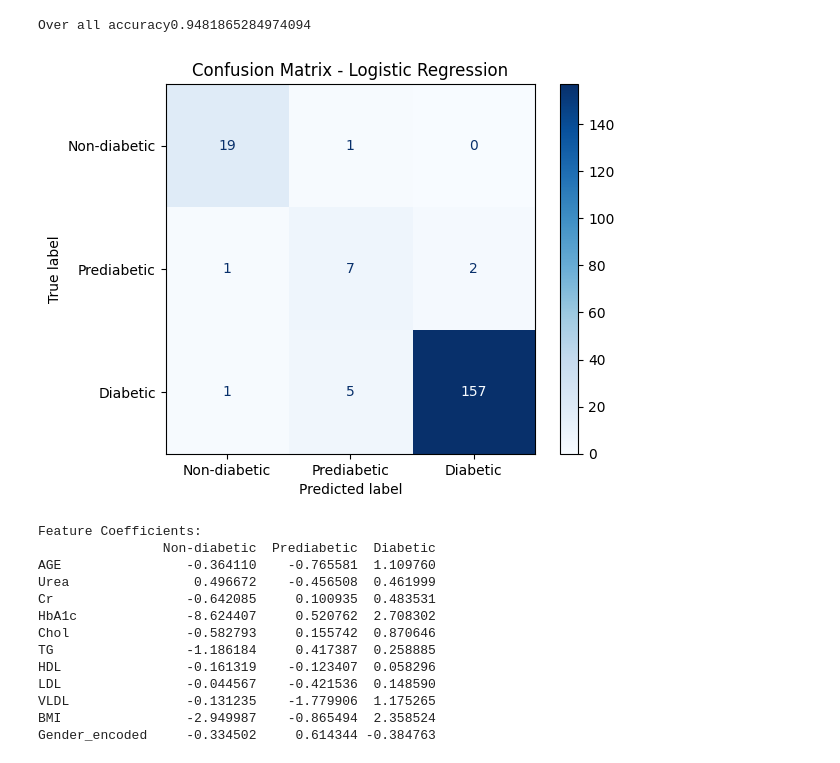
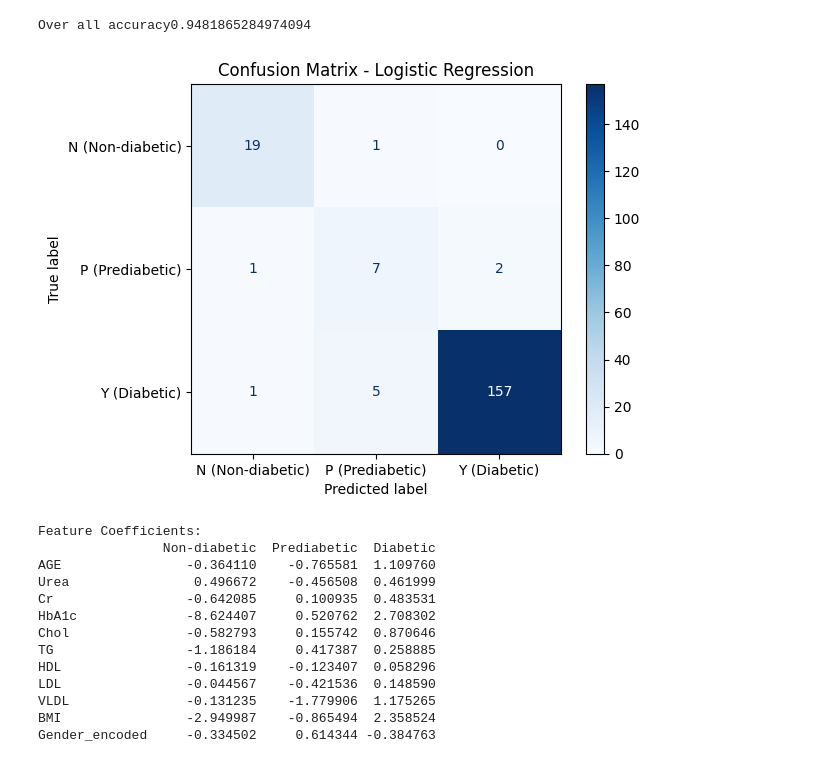
Before and after one commit to samirdahal888/Diabetes_Classification, a Jupyter notebook: notebooks/classifiaction/logestic_regression.ipynb, the cells around one changed output. Cells and saved outputs as stored; diff of their text form; code cells hidden in the pictures.

```diff
--- a/notebooks/classifiaction/logestic_regression.ipynb
+++ b/notebooks/classifiaction/logestic_regression.ipynb
@@ -78,15 +78,15 @@ f1_macro_lr = f1_score(y_test, y_pred_lr, average="macro", zero_division=0)
 Over all accuracy0.9481865284974094
 # %%
 # Confusion Matrix
-class_names = ["Non-diabetic", "Prediabetic", "Diabetic"]
+class_names = ["N (Non-diabetic)", "P (Prediabetic)", "Y (Diabetic)"]
 cm_lr = confusion_matrix(y_test, y_pred_lr)
 
 disp = ConfusionMatrixDisplay(confusion_matrix=cm_lr, display_labels=class_names)
 disp.plot(cmap="Blues", values_format="d")
 plt.title("Confusion Matrix - Logistic Regression")
 plt.show()
 # %% [output]
-[figure, old version]
+[figure, new version]
 # %%
 # Feature coefficients (shows which features are most important)
 feature_names = x_test.columns
```
Also changed, not shown: 1 other file.
